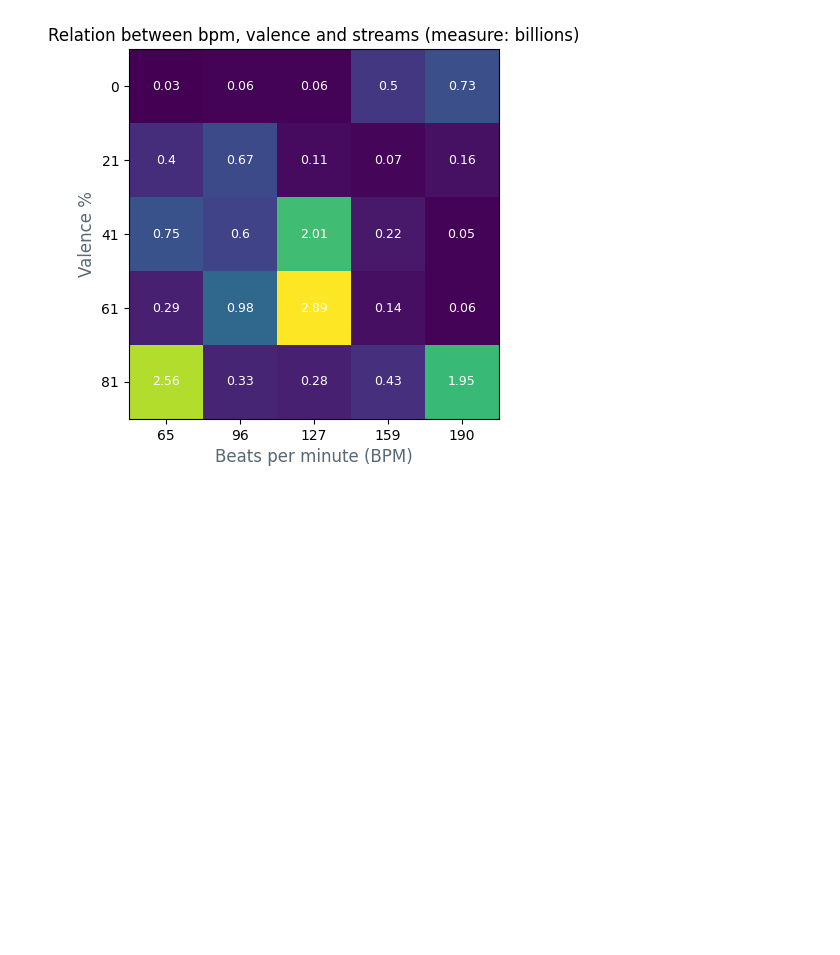
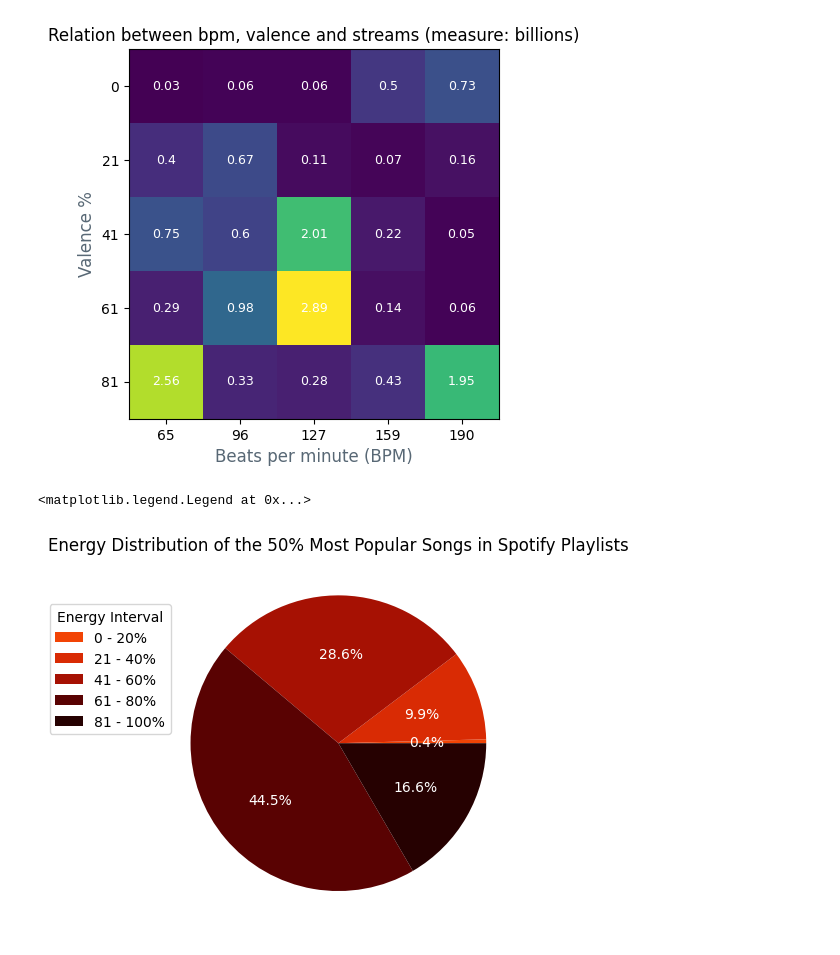
Before and after one commit to Limaniteroi/DataScience, a Jupyter notebook: Spotify Analysis - DataSet - Week 1/SMSS.ipynb, the cells around one changed output. Drawn from its saved outputs; the diff is of its cells as text; code cells hidden in the pictures; blank space fills up the shorter version.

Commit message:
Question 4 graphs

```diff
--- a/Spotify Analysis - DataSet - Week 1/SMSS.ipynb
+++ b/Spotify Analysis - DataSet - Week 1/SMSS.ipynb
@@ -281,7 +281,7 @@ plt.show()
 
 bpm_d= []
 streams_d = []
-valence_d = []
+new_dance = []
 
 
 for i in range(len(data_list)):
@@ -300,13 +300,13 @@ for i in range(len(data_list)):
     if(ver):
 
         streams_d.append(int(streams_v))
-        valence_d.append(int(valence_v))
+        new_dance.append(int(valence_v))
         bpm_d.append(int(bpm_v))
 # %%
 import numpy as np
 
 # Valences follow percent 0 - 100 %
-valences = [0,21,41,61,81]
+energy = [0,21,41,61,81]
 
 # Bpms - 10 numbers to min bpm to max bpm
 bpms = np.linspace(min(bpm_d), max(bpm_d), 10)
@@ -330,27 +330,27 @@ for j in range(5):
         if(counter == [1,1,1,1,1]):
             break
 
-        elif(bpm_d[i] >= bpms[0] and bpm_d[i] < bpms_n[1] and valence_d[i] >= valences[0] and valence_d[i] < valences[1] and streams_d[i] not in rep):
+        elif(bpm_d[i] >= bpms[0] and bpm_d[i] < bpms_n[1] and new_dance[i] >= energy[0] and new_dance[i] < energy[1] and streams_d[i] not in rep):
                 lin[0] = streams_d[i]
                 rep.append(streams_d[i])
                 counter[0] = 1
 
-        elif(bpm_d[i] >= bpms[1] and bpm_d[i] < bpms_n[2] and valence_d[i] >= valences[1] and valence_d[i] < valences[2] and streams_d[i] not in rep):
+        elif(bpm_d[i] >= bpms[1] and bpm_d[i] < bpms_n[2] and new_dance[i] >= energy[1] and new_dance[i] < energy[2] and streams_d[i] not in rep):
                 lin[1]= streams_d[i]
                 rep.append(streams_d[i])
                 counter[1] = 1
 
-        elif(bpm_d[i] >= bpms[2] and bpm_d[i] < bpms_n[3] and valence_d[i] >= valences[2] and valence_d[i] < valences[3] and streams_d[i] not in rep):
+        elif(bpm_d[i] >= bpms[2] and bpm_d[i] < bpms_n[3] and new_dance[i] >= energy[2] and new_dance[i] < energy[3] and streams_d[i] not in rep):
                 lin[2] = streams_d[i]
                 rep.append(streams_d[i])
                 counter[2] = 1
 
-        elif(bpm_d[i] >= bpms[3] and bpm_d[i] < bpms_n[4] and valence_d[i] >= valences[3] and valence_d[i] < valences[4] and streams_d[i] not in rep):
+        elif(bpm_d[i] >= bpms[3] and bpm_d[i] < bpms_n[4] and new_dance[i] >= energy[3] and new_dance[i] < energy[4] and streams_d[i] not in rep):
                 lin[3]= streams_d[i]
                 rep.append(streams_d[i])
                 counter[3] = 1
 
-        elif(bpm_d[i] >= bpms[4] and valence_d[i] >= valences[4] and streams_d[i] not in rep):
+        elif(bpm_d[i] >= bpms[4] and new_dance[i] >= energy[4] and streams_d[i] not in rep):
                 lin[4] = streams_d[i]
                 rep.append(streams_d[i])
                 counter[4] = 1
@@ -364,12 +364,12 @@ im = ax.imshow(mat)
 ax.set_title('Relation between bpm, valence and streams (measure: billions)')
 
 ax.set_xticks(range(len(bpms_n)), labels = bpms_n)
-ax.set_yticks(range(len(valences)), labels = valences)
+ax.set_yticks(range(len(energy)), labels = energy)
 ax.set_xlabel('Beats per minute (BPM)', fontsize = 12, color=('#586875'))
 ax.set_ylabel('Valence %', fontsize = 12, color=('#586875'))
 
 for i in range(len(bpms_n)):
-    for j in range(len(valences)):
+    for j in range(len(energy)):
         value = (mat[i][j] / 1000000000)
         v = round(value,2)
         text = ax.text(j, i, v, ha="center", va="center", color="w", size= 9)
@@ -377,0 +455,13 @@ for i in range(len(bpms_n)):
+# %%
+# Graph to question 4
+
+labels = '0 - 20%', '21 - 40%', '41 - 60%', '61 - 80%', '81 - 100%'
+counter = count_e
+
+fig, axs = plt.subplots()
+axs.pie(counter, labels=labels, autopct='%1.1f%%', textprops= dict(color="w"), colors=['#F24405','#D92B04','#A61103','#590202','#260101'])
+axs.set_title('Energy Distribution of the 50% Most Popular Songs in Spotify Playlists')
+axs.legend(title='Energy Interval', loc= 'center left', bbox_to_anchor=(-0.3,0.7))
+# %% [output]
+<matplotlib.legend.Legend at 0x...>
+[figure, added]
```
Also changed, not shown: parts of 3 cells of this notebook.
